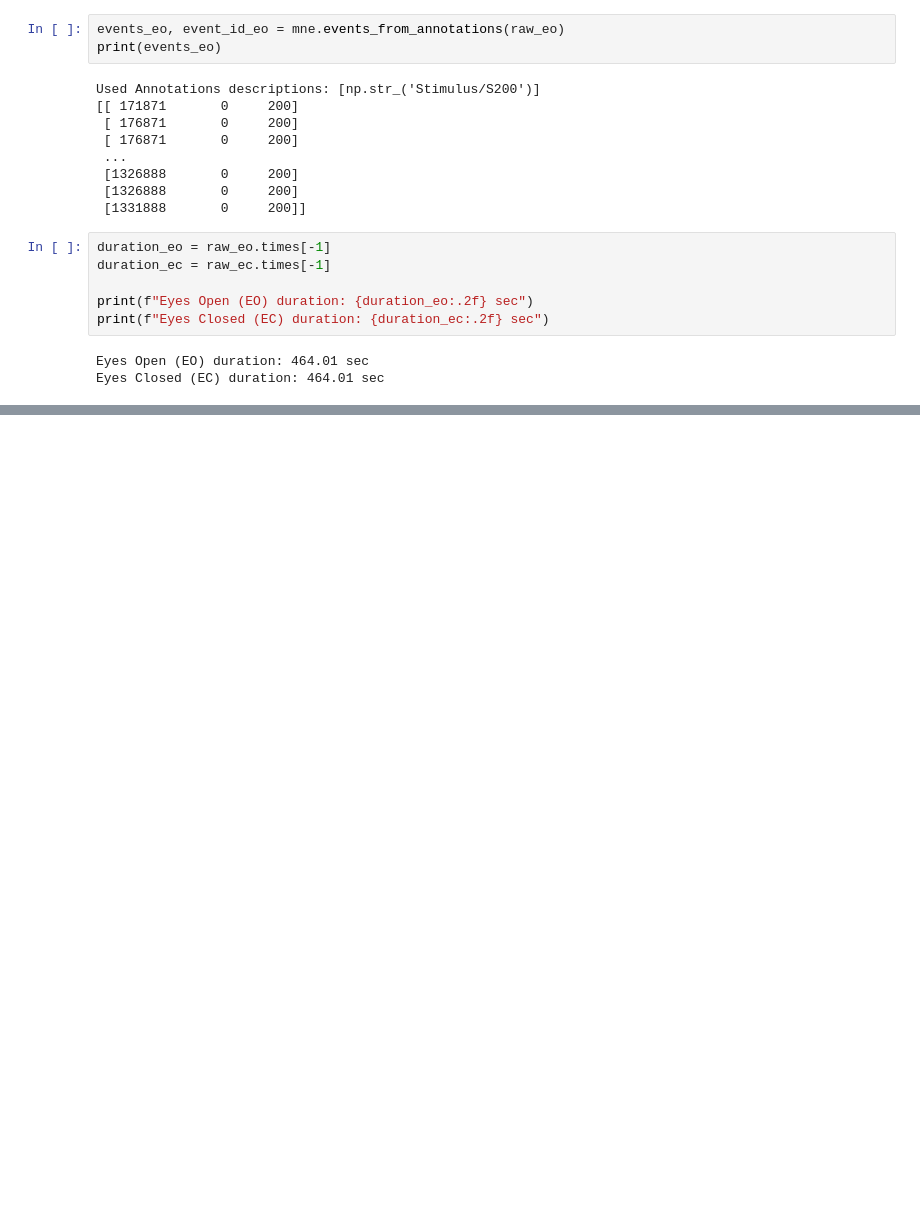
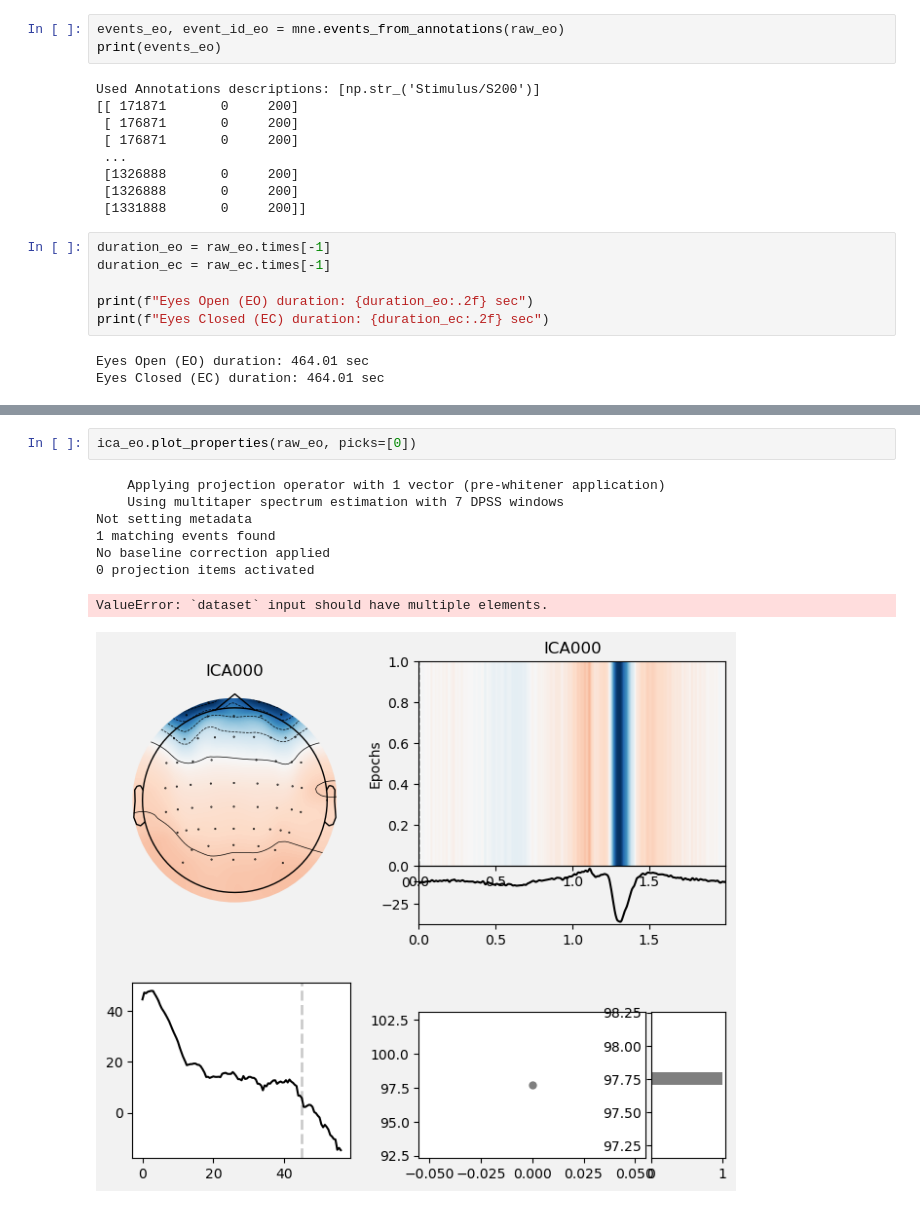
Before and after one commit to tut211302/eeg-mri-aging-analysis, a Jupyter notebook: jupyter_notebook/MNE-Preprocessing.ipynb, the cells around one changed output, grey strips where cells are left out. Drawn from its saved outputs; the diff is of its cells as text; blank space fills up the shorter version.

```diff
--- a/jupyter_notebook/MNE-Preprocessing.ipynb
+++ b/jupyter_notebook/MNE-Preprocessing.ipynb
@@ -398,0 +277,11 @@ epochs.save(examples_dir + "\\sub-006_prerprocessed.fif")
+# %%
+ica_eo.plot_properties(raw_eo, picks=[0])
+# %% [output]
+    Applying projection operator with 1 vector (pre-whitener application)
+    Using multitaper spectrum estimation with 7 DPSS windows
+Not setting metadata
+1 matching events found
+No baseline correction applied
+0 projection items activated
+ValueError: `dataset` input should have multiple elements.
+[figure, added]
```
Also changed, not shown: parts of 53 cells of this notebook, 5 other files.
